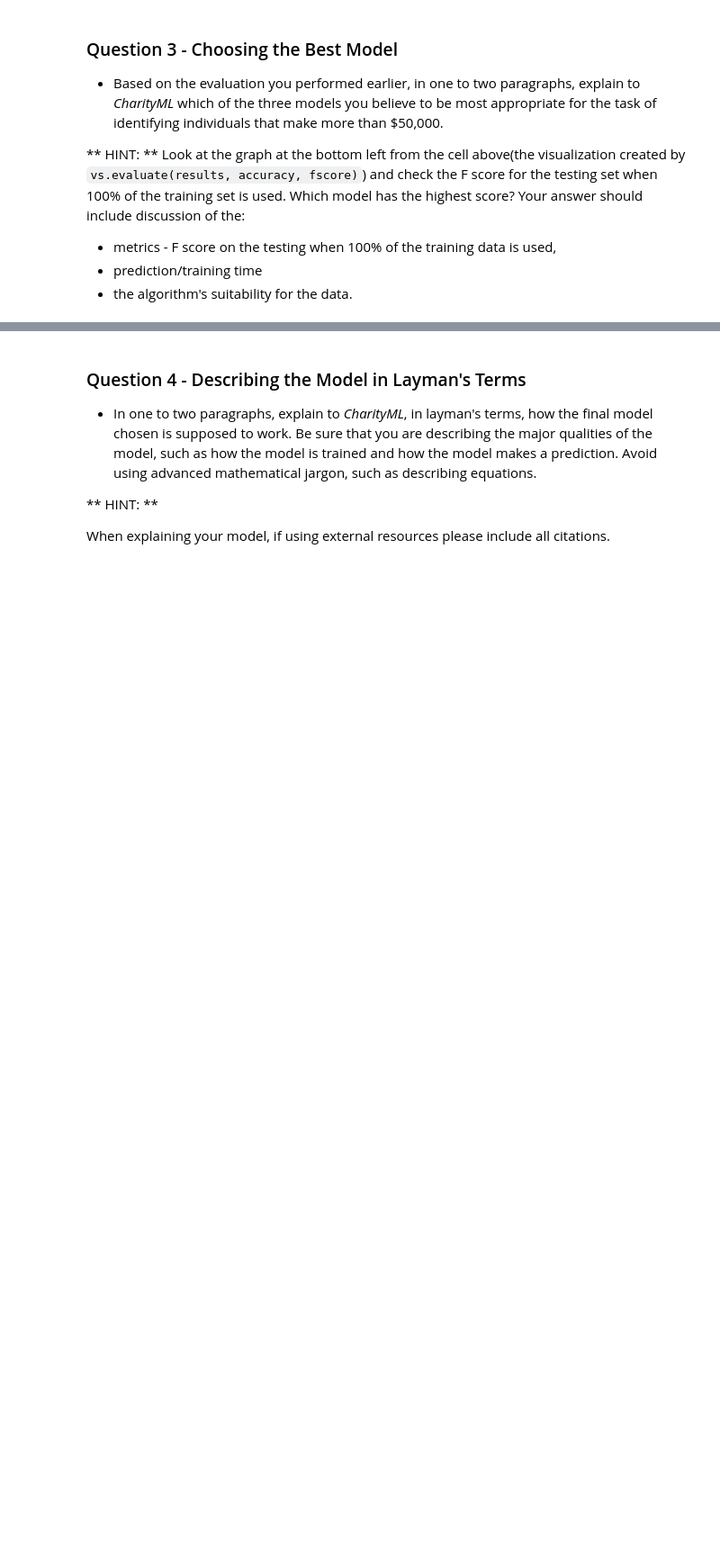
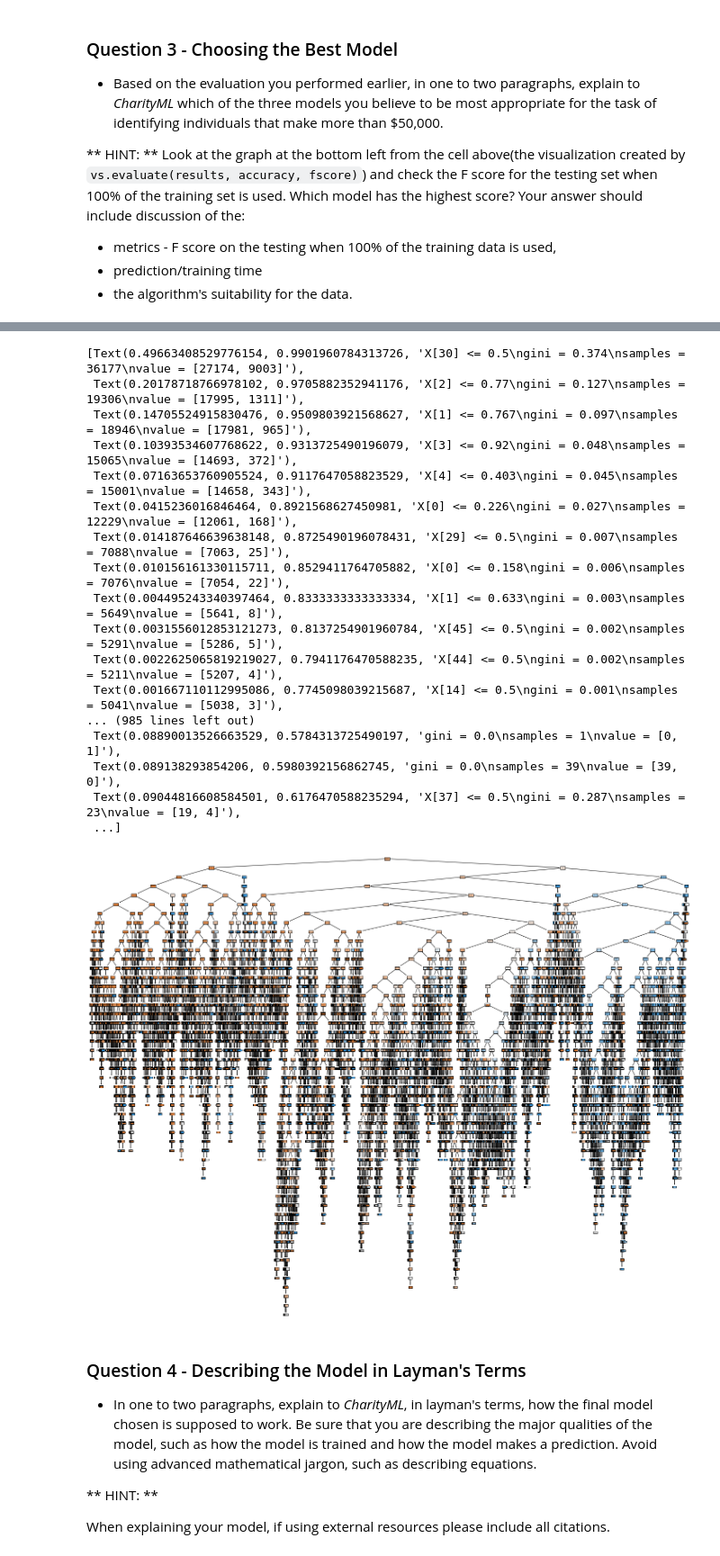
Before and after one commit to amitgk/supervised_learning, a Jupyter notebook: finding_donors.ipynb, the cells around one changed output, grey strips where cells are left out. Shown at 90% size. Drawn from its saved outputs; the diff is of its cells as text; code cells hidden in the pictures; blank space fills up the shorter version.

```diff
--- a/finding_donors.ipynb
+++ b/finding_donors.ipynb
@@ -401,3 +503,29 @@ Look at the graph at the bottom left from the cell above(the visualization creat
+# %%
+from sklearn.tree import export_text, plot_tree
+from matplotlib import pyplot as plt
+
+# export_text(clf_B)
+fig = plt.figure(figsize=(25,20))
+plot_tree(clf_B, filled=True)
+# %% [output]
+[Text(0.49663408529776154, 0.9901960784313726, 'X[30] <= 0.5\ngini = 0.374\nsamples = 36177\nvalue = [27174, 9003]'),
+ Text(0.20178718766978102, 0.9705882352941176, 'X[2] <= 0.77\ngini = 0.127\nsamples = 19306\nvalue = [17995, 1311]'),
+ Text(0.14705524915830476, 0.9509803921568627, 'X[1] <= 0.767\ngini = 0.097\nsamples = 18946\nvalue = [17981, 965]'),
+ Text(0.10393534607768622, 0.9313725490196079, 'X[3] <= 0.92\ngini = 0.048\nsamples = 15065\nvalue = [14693, 372]'),
+ Text(0.07163653760905524, 0.9117647058823529, 'X[4] <= 0.403\ngini = 0.045\nsamples = 15001\nvalue = [14658, 343]'),
+ Text(0.0415236016846464, 0.8921568627450981, 'X[0] <= 0.226\ngini = 0.027\nsamples = 12229\nvalue = [12061, 168]'),
+ Text(0.014187646639638148, 0.8725490196078431, 'X[29] <= 0.5\ngini = 0.007\nsamples = 7088\nvalue = [7063, 25]'),
+ Text(0.010156161330115711, 0.8529411764705882, 'X[0] <= 0.158\ngini = 0.006\nsamples = 7076\nvalue = [7054, 22]'),
+ Text(0.004495243340397464, 0.8333333333333334, 'X[1] <= 0.633\ngini = 0.003\nsamples = 5649\nvalue = [5641, 8]'),
+ Text(0.0031556012853121273, 0.8137254901960784, 'X[45] <= 0.5\ngini = 0.002\nsamples = 5291\nvalue = [5286, 5]'),
+ Text(0.0022625065819219027, 0.7941176470588235, 'X[44] <= 0.5\ngini = 0.002\nsamples = 5211\nvalue = [5207, 4]'),
+ Text(0.001667110112995086, 0.7745098039215687, 'X[14] <= 0.5\ngini = 0.001\nsamples = 5041\nvalue = [5038, 3]'),
+... (985 lines left out)
+ Text(0.08890013526663529, 0.5784313725490197, 'gini = 0.0\nsamples = 1\nvalue = [0, 1]'),
+ Text(0.089138293854206, 0.5980392156862745, 'gini = 0.0\nsamples = 39\nvalue = [39, 0]'),
+ Text(0.09044816608584501, 0.6176470588235294, 'X[37] <= 0.5\ngini = 0.287\nsamples = 23\nvalue = [19, 4]'),
+ ...]
+[figure, added]
 # %% [markdown]
 ### Question 4 - Describing the Model in Layman's Terms
 
```
Also changed, not shown: parts of 21 cells of this notebook.
